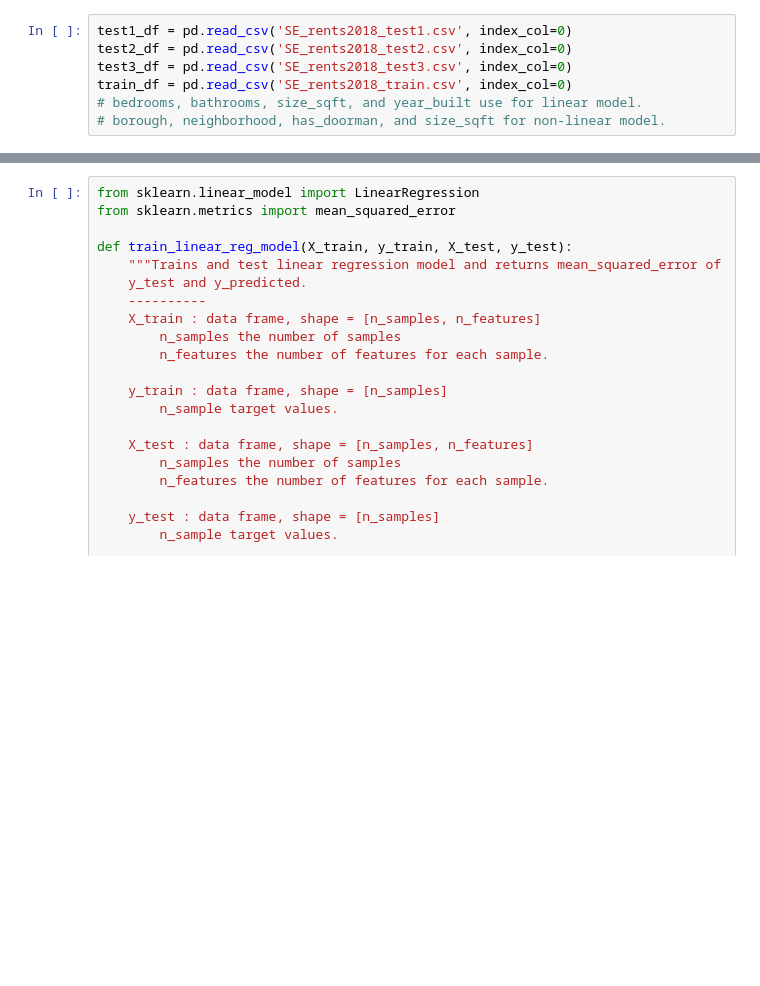
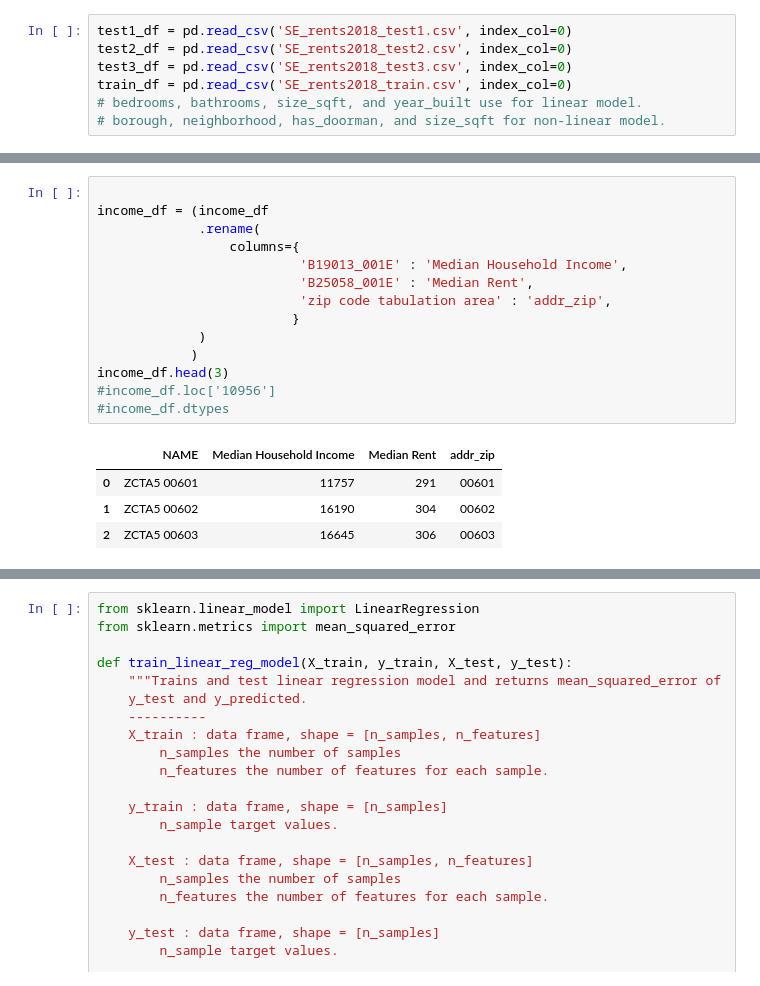
Before and after one commit to simplisticmartin/Godzillow, a Jupyter notebook: main.ipynb, the cells around one changed output, grey strips where cells are left out. Drawn from its saved outputs; the diff is of its cells as text; blank space fills up the shorter version.

```diff
--- a/main.ipynb
+++ b/main.ipynb
@@ -14,0 +40,19 @@ train_df = pd.read_csv('SE_rents2018_train.csv', index_col=0)
+# %%
+
+income_df = (income_df
+             .rename(
+                 columns={
+                          'B19013_001E' : 'Median Household Income',
+                          'B25058_001E' : 'Median Rent',
+                          'zip code tabulation area' : 'addr_zip',
+                         }
+             )
+            )
+income_df.head(3)
+#income_df.loc['10956']
+#income_df.dtypes
+# %% [output]
+|  | NAME | Median Household Income | Median Rent | addr_zip |
+| 0 | ZCTA5 00601 | 11757 | 291 | 00601 |
+| 1 | ZCTA5 00602 | 16190 | 304 | 00602 |
+| 2 | ZCTA5 00603 | 16645 | 306 | 00603 |
```
Also changed, not shown: parts of 7 cells of this notebook.
